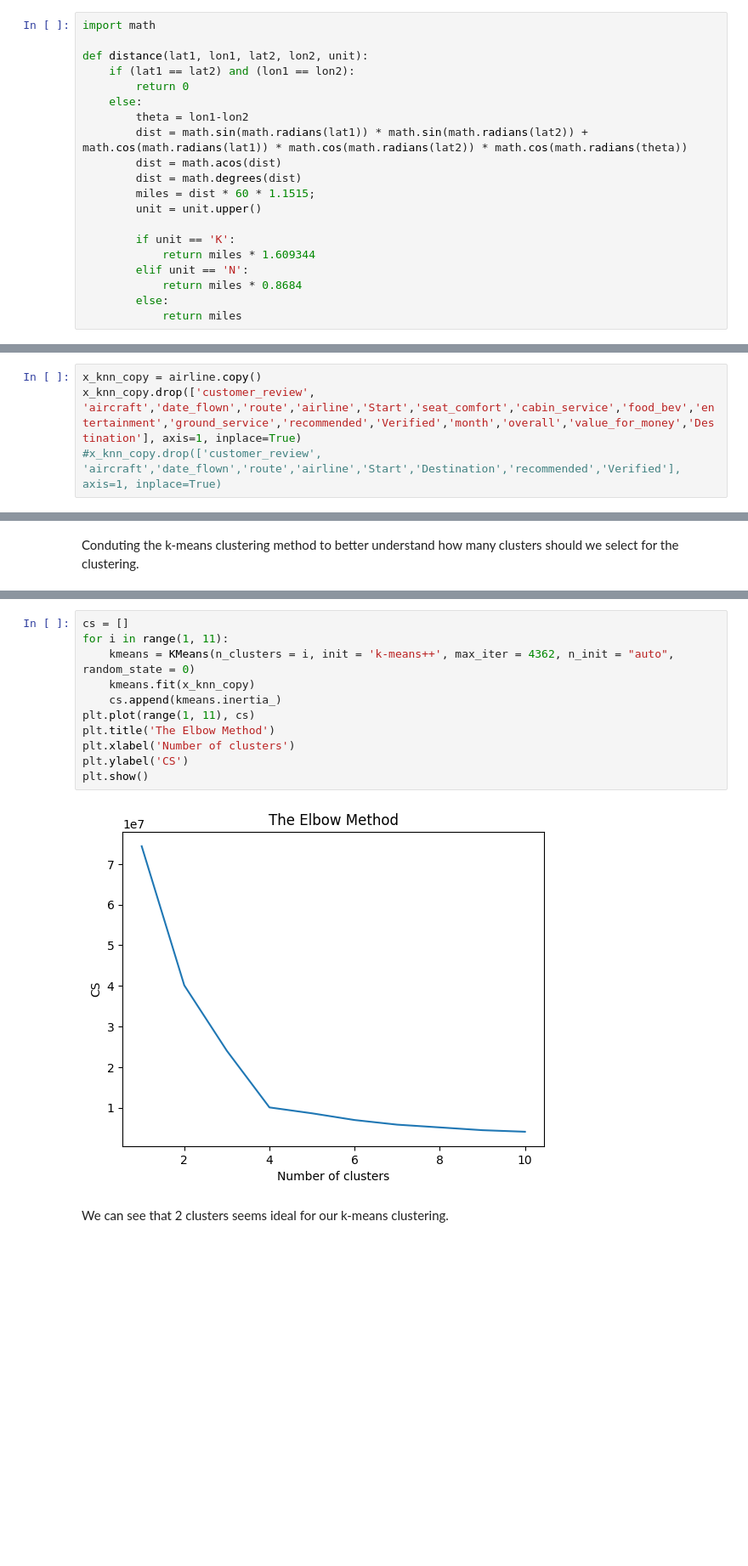
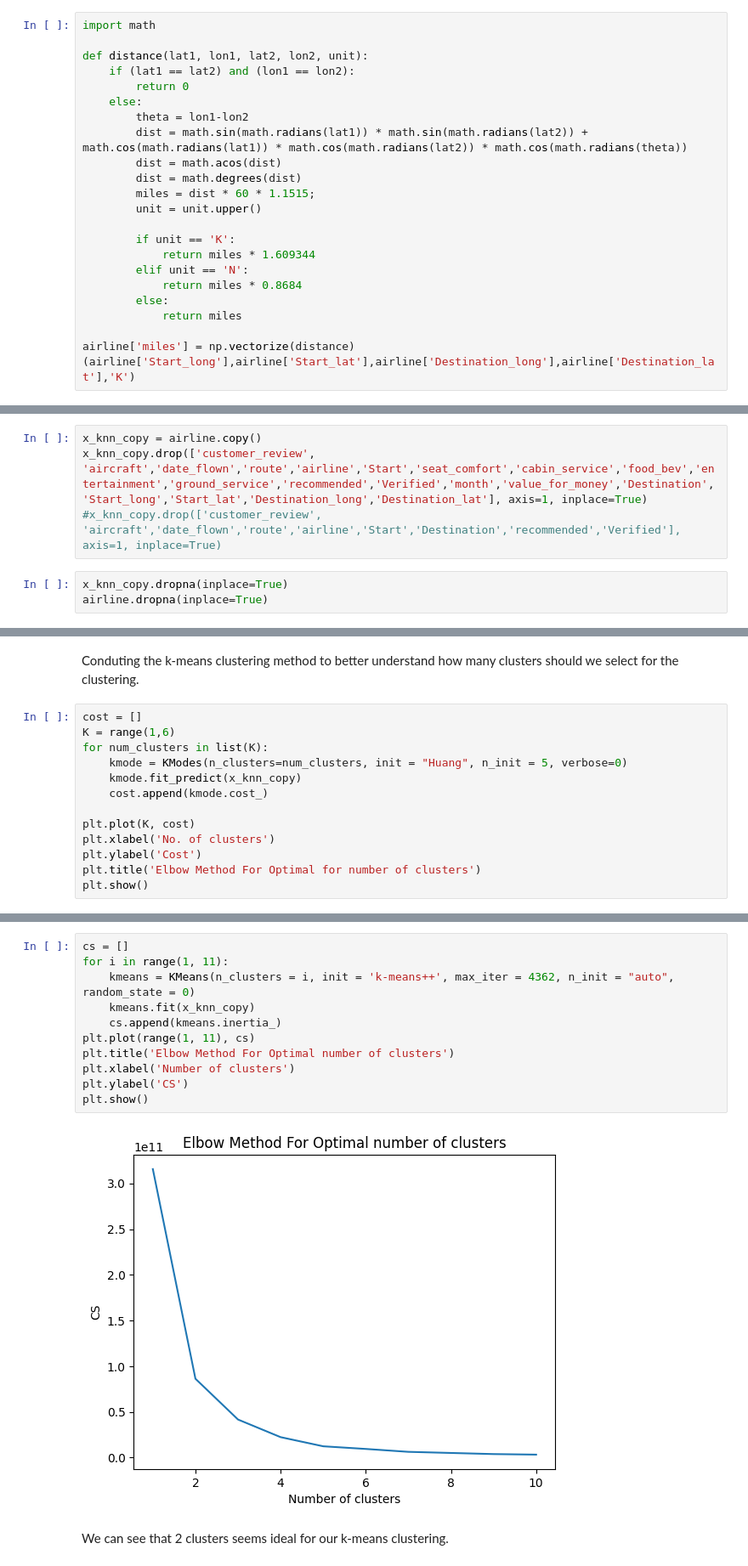
Before and after one commit to pullz6/Airline_Study, a Jupyter notebook: Airline_Reviews.ipynb, the cells around one changed output, grey strips where cells are left out. Shown at 85% size. Cells and saved outputs as stored; diff of their text form; blank space fills up the shorter version.

```diff
--- a/Airline_Reviews.ipynb
+++ b/Airline_Reviews.ipynb
@@ -259,3 +351,5 @@ def distance(lat1, lon1, lat2, lon2, unit):
             return miles * 0.8684
         else:
             return miles
+
+airline['miles'] = np.vectorize(distance)(airline['Start_long'],airline['Start_lat'],airline['Destination_long'],airline['Destination_lat'],'K')
@@ -284,8 +388,11 @@ plt.show()
 Preparing a dataset copy for K-means clustering analysis.
 # %%
 x_knn_copy = airline.copy()
-x_knn_copy.drop(['customer_review', 'aircraft','date_flown','route','airline','Start','seat_comfort','cabin_service','food_bev','entertainment','ground_service','recommended','Verified','month','overall','value_for_money','Destination'], axis=1, inplace=True)
+x_knn_copy.drop(['customer_review', 'aircraft','date_flown','route','airline','Start','seat_comfort','cabin_service','food_bev','entertainment','ground_service','recommended','Verified','month','value_for_money','Destination','Start_long','Start_lat','Destination_long','Destination_lat'], axis=1, inplace=True)
 #x_knn_copy.drop(['customer_review', 'aircraft','date_flown','route','airline','Start','Destination','recommended','Verified'], axis=1, inplace=True)
+# %%
+x_knn_copy.dropna(inplace=True)
+airline.dropna(inplace=True)
 # %%
 x_knn_copy
 # %% [output]
@@ -336,2 +443,15 @@ x_knn_copy.head()
 # %% [markdown]
 Conduting the k-means clustering method to better understand how many clusters should we select for the clustering.
+# %%
+cost = []
+K = range(1,6)
+for num_clusters in list(K):
+    kmode = KModes(n_clusters=num_clusters, init = "Huang", n_init = 5, verbose=0)
+    kmode.fit_predict(x_knn_copy)
+    cost.append(kmode.cost_)
+
+plt.plot(K, cost)
+plt.xlabel('No. of clusters')
+plt.ylabel('Cost')
+plt.title('Elbow Method For Optimal for number of clusters')
+plt.show()
@@ -338,16 +460,16 @@ Conduting the k-means clustering method to better understand how many clusters s
 # %%
 cs = []
 for i in range(1, 11):
     kmeans = KMeans(n_clusters = i, init = 'k-means++', max_iter = 4362, n_init = "auto", random_state = 0)
     kmeans.fit(x_knn_copy)
     cs.append(kmeans.inertia_)
 plt.plot(range(1, 11), cs)
-plt.title('The Elbow Method')
+plt.title('Elbow Method For Optimal number of clusters')
 plt.xlabel('Number of clusters')
 plt.ylabel('CS')
 plt.show()
 # %% [output]
-[figure, old version]
+[figure, new version]
 # %% [markdown]
 We can see that 2 clusters seems ideal for our k-means clustering.
 # %%
```
Also changed, not shown: parts of 26 cells of this notebook.
